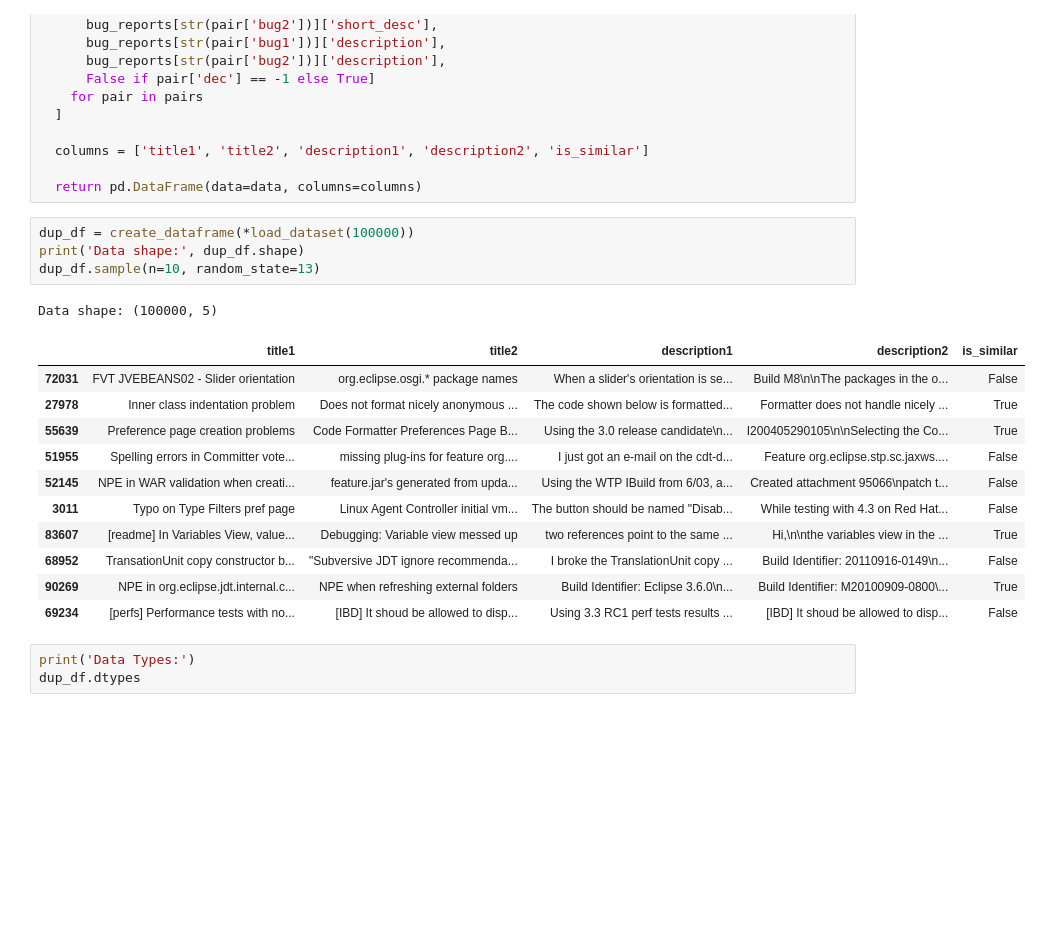
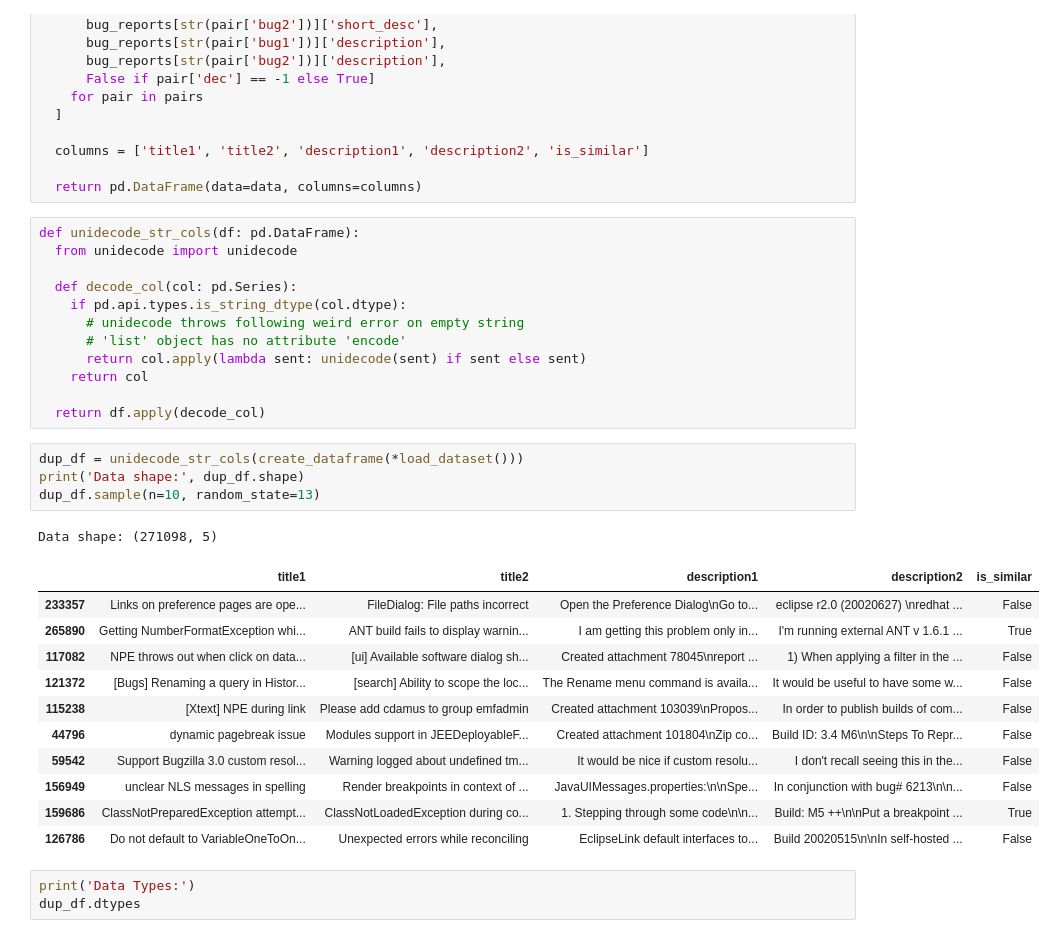
Before and after one commit to parvezmrobin/ml-br-deduplication, a Jupyter notebook: notebooks/siamese-trials/title-descr-eclipse.ipynb, the cells around one changed output. Drawn from its saved outputs; the diff is of its cells as text; blank space fills up the shorter version.

```diff
--- a/notebooks/siamese-trials/title-descr-eclipse.ipynb
+++ b/notebooks/siamese-trials/title-descr-eclipse.ipynb
@@ -50,23 +50,35 @@ def create_dataframe(bug_reports: Dict[str, Dict], pairs: Tuple[Dict]):
   columns = ['title1', 'title2', 'description1', 'description2', 'is_similar']
 
   return pd.DataFrame(data=data, columns=columns)
+# %%
+def unidecode_str_cols(df: pd.DataFrame):
+  from unidecode import unidecode
+
+  def decode_col(col: pd.Series):
+    if pd.api.types.is_string_dtype(col.dtype):
+      # unidecode throws following weird error on empty string
+      # 'list' object has no attribute 'encode'
+      return col.apply(lambda sent: unidecode(sent) if sent else sent)
+    return col
+
+  return df.apply(decode_col)
 # %%
-dup_df = create_dataframe(*load_dataset(100000))
+dup_df = unidecode_str_cols(create_dataframe(*load_dataset()))
 print('Data shape:', dup_df.shape)
 dup_df.sample(n=10, random_state=13)
 # %% [output]
-Data shape: (100000, 5)
+Data shape: (271098, 5)
 |  | title1 | title2 | description1 | description2 | is_similar |
-| 72031 | FVT JVEBEANS02 - Slider orientation | org.eclipse.osgi.* package names | When a slider's orientation is se... | Build M8\n\nThe packages in the o... | False |
-| 27978 | Inner class indentation problem | Does not format nicely anonymous ... | The code shown below is formatted... | Formatter does not handle nicely ... | True |
-| 55639 | Preference page creation problems | Code Formatter Preferences Page B... | Using the 3.0 release candidate\n... | I200405290105\n\nSelecting the Co... | True |
-| 51955 | Spelling errors in Committer vote... | missing plug-ins for feature org.... | I just got an e-mail on the cdt-d... | Feature org.eclipse.stp.sc.jaxws.... | False |
-| 52145 | NPE in WAR validation when creati... | feature.jar's generated from upda... | Using the WTP IBuild from 6/03, a... | Created attachment 95066\npatch t... | False |
-| 3011 | Typo on Type Filters pref page | Linux Agent Controller initial vm... | The button should be named "Disab... | While testing with 4.3 on Red Hat... | False |
-| 83607 | [readme] In Variables View, value... | Debugging: Variable view messed up | two references point to the same ... | Hi,\n\nthe variables view in the ... | True |
-| 68952 | TransationUnit copy constructor b... | "Subversive JDT ignore recommenda... | I broke the TranslationUnit copy ... | Build Identifier: 20110916-0149\n... | False |
-| 90269 | NPE in org.eclipse.jdt.internal.c... | NPE when refreshing external folders | Build Identifier: Eclipse 3.6.0\n... | Build Identifier: M20100909-0800\... | True |
-| 69234 | [perfs] Performance tests with no... | [IBD] It shoud be allowed to disp... | Using 3.3 RC1 perf tests results ... | [IBD] It shoud be allowed to disp... | False |
+| 233357 | Links on preference pages are ope... | FileDialog: File paths incorrect | Open the Preference Dialog\nGo to... | eclipse r2.0 (20020627) \nredhat ... | False |
+| 265890 | Getting NumberFormatException whi... | ANT build fails to display warnin... | I am getting this problem only in... | I'm running external ANT v 1.6.1 ... | True |
+| 117082 | NPE throws out when click on data... | [ui] Available software dialog sh... | Created attachment 78045\nreport ... | 1) When applying a filter in the ... | False |
+| 121372 | [Bugs] Renaming a query in Histor... | [search] Ability to scope the loc... | The Rename menu command is availa... | It would be useful to have some w... | False |
+| 115238 | [Xtext] NPE during link | Please add cdamus to group emfadmin | Created attachment 103039\nPropos... | In order to publish builds of com... | False |
+| 44796 | dynamic pagebreak issue | Modules support in JEEDeployableF... | Created attachment 101804\nZip co... | Build ID: 3.4 M6\n\nSteps To Repr... | False |
+| 59542 | Support Bugzilla 3.0 custom resol... | Warning logged about undefined tm... | It would be nice if custom resolu... | I don't recall seeing this in the... | False |
+| 156949 | unclear NLS messages in spelling | Render breakpoints in context of ... | JavaUIMessages.properties:\n\nSpe... | In conjunction with bug# 6213\n\n... | False |
+| 159686 | ClassNotPreparedException attempt... | ClassNotLoadedException during co... | 1. Stepping through some code\n\n... | Build: M5 ++\n\nPut a breakpoint ... | True |
+| 126786 | Do not default to VariableOneToOn... | Unexpected errors while reconciling | EclipseLink default interfaces to... | Build 20020515\n\nIn self-hosted ... | False |
 # %%
 print('Data Types:')
 dup_df.dtypes
```
Also changed, not shown: parts of 24 cells of this notebook, 1 other file.
